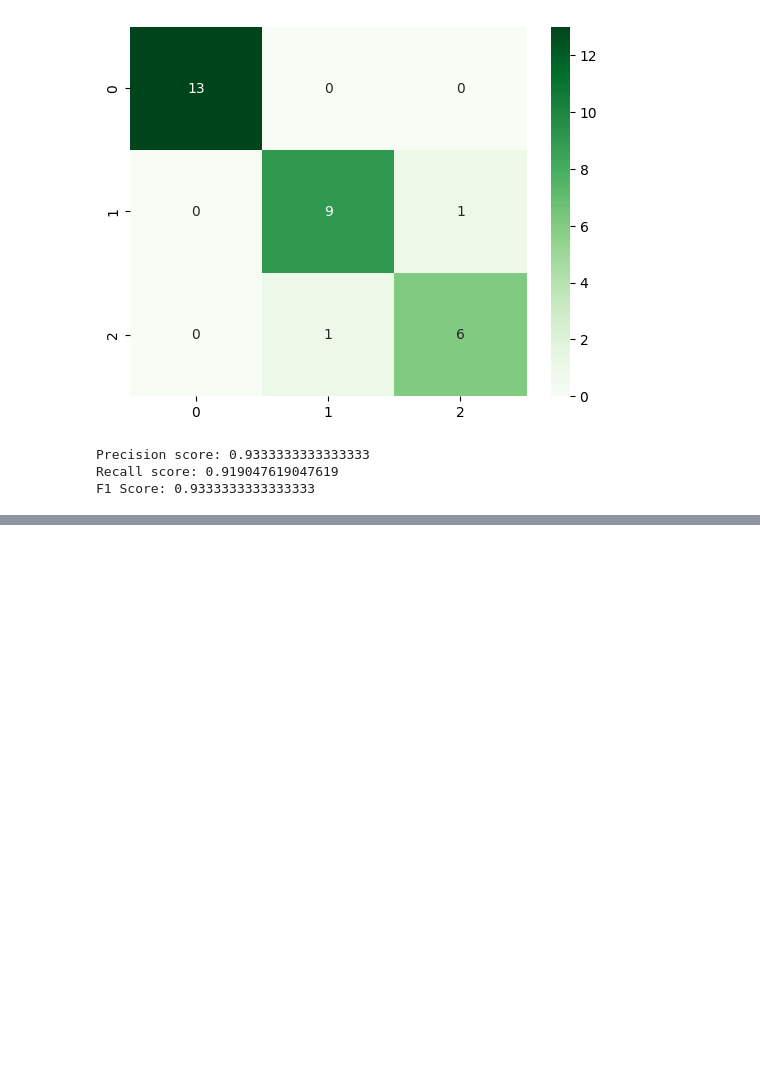
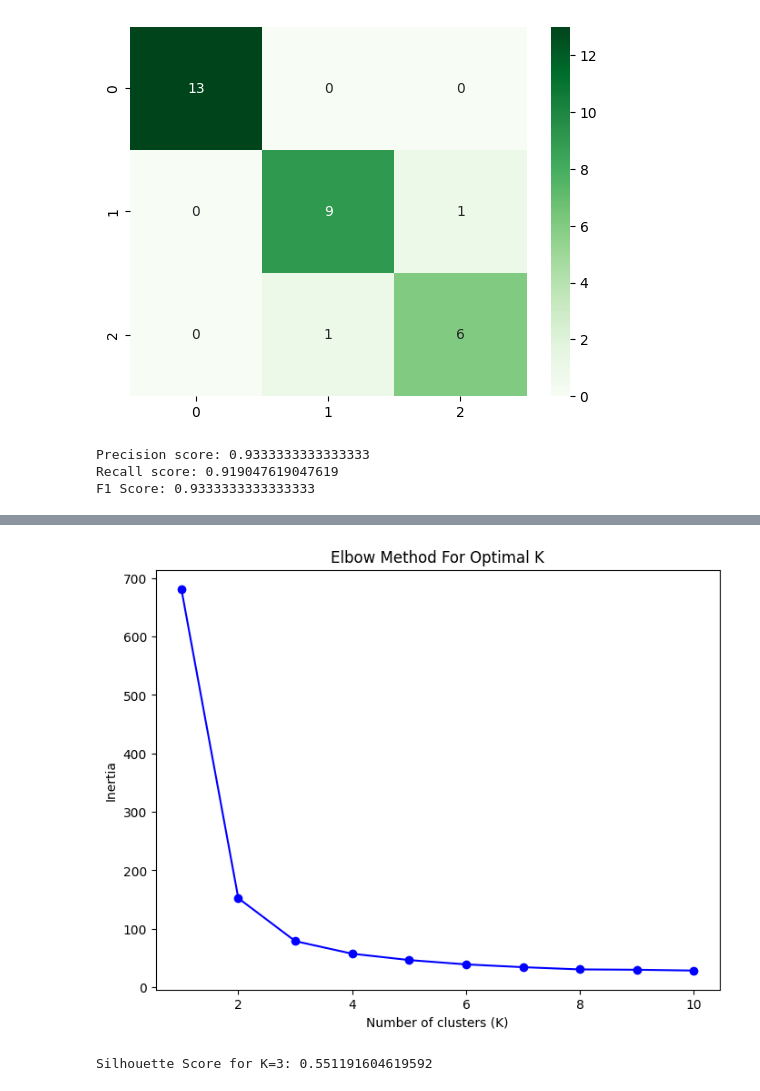
Before and after one commit to mmaazkhanhere/genai-learning-repo, a Jupyter notebook: machine-learning-course/course.ipynb, the cells around one changed output, grey strips where cells are left out. Saved outputs shown, nothing was run; the diff lists cells and outputs as text; code cells hidden in the pictures; blank space fills up the shorter version.

```diff
--- a/machine-learning-course/course.ipynb
+++ b/machine-learning-course/course.ipynb
@@ -2243,0 +2312,22 @@ SVM aims to find a hyperplane in an n-dimensional (`n` number of features) space
+# %%
+# Load Iris dataset
+iris = load_iris()
+X = iris.data
+
+# Determine optimal number of clusters using the Elbow Method
+inertia = []
+K_range = range(1, 11)
+for k in K_range:
+    kmeans = KMeans(n_clusters=k, random_state=42)
+    kmeans.fit(X)
+    inertia.append(kmeans.inertia_)
+# %%
+# Plot the Elbow graph
+plt.figure(figsize=(8, 6))
+plt.plot(K_range, inertia, 'bo-')
+plt.xlabel('Number of clusters (K)')
+plt.ylabel('Inertia')
+plt.title('Elbow Method For Optimal K')
+plt.show()
+# %% [output]
+[figure, added]
@@ -2243,0 +2341,6 @@ SVM aims to find a hyperplane in an n-dimensional (`n` number of features) space
+# %%
+# Calculate Silhouette Score
+sil_score = silhouette_score(X, labels)
+print(f'Silhouette Score for K={optimal_k}: {sil_score}')
+# %% [output]
+Silhouette Score for K=3: 0.551191604619592
```
Also changed, not shown: parts of 75 cells of this notebook.
